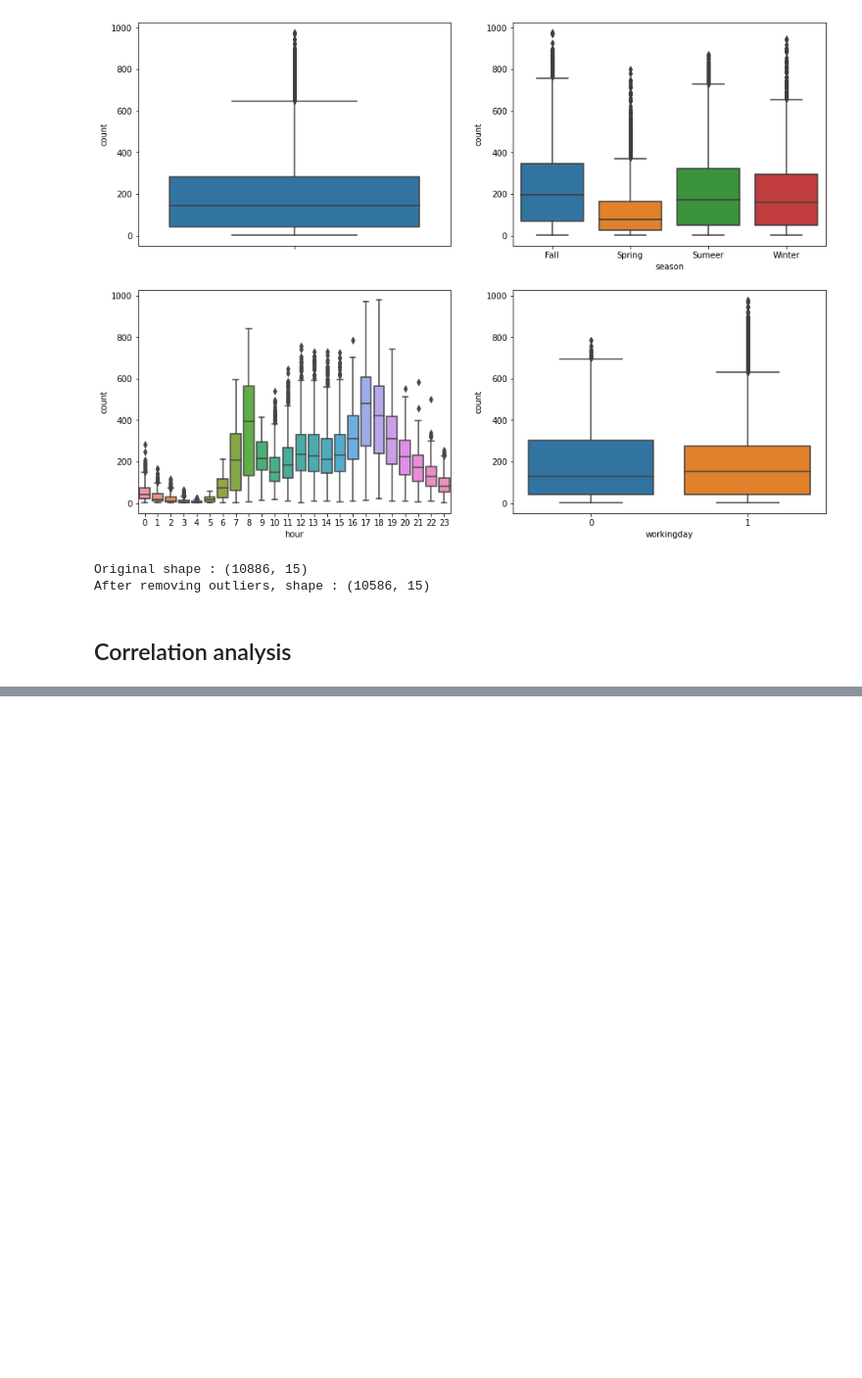
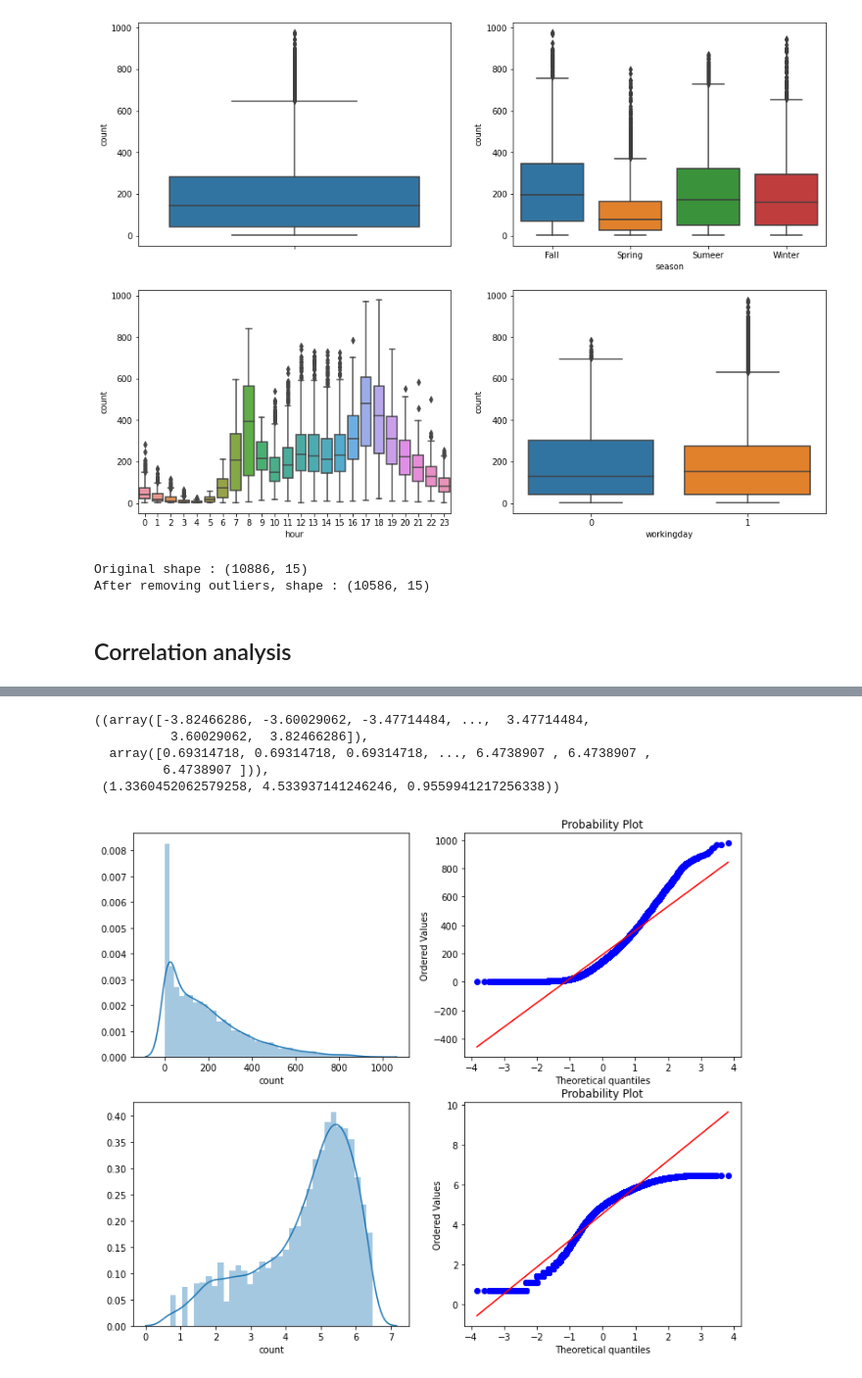
Before and after one commit to young-hun-jo/KaggleStruggle, a Jupyter notebook: bike_demand/bike_transcription.ipynb, the cells around one changed output, grey strips where cells are left out. Shown at 98% size. Drawn from its saved outputs; the diff is of its cells as text; code cells hidden in the pictures; blank space fills up the shorter version.

```diff
--- a/bike_demand/bike_transcription.ipynb
+++ b/bike_demand/bike_transcription.ipynb
@@ -179,0 +209,24 @@ After removing outliers, shape : (10586, 15)
+# %%
+# 머신러닝 알고리즘은 주로 feature뿐만 아니라 종속변수들의 정규분포를 가정한다.
+# 따라서 log변환을 해주어서 정규분포화 시키기
+fig, axes = plt.subplots(ncols=2, nrows=2)
+fig.set_size_inches(12, 10)
+
+# count에 대한 분포보기
+sns.distplot(dailyData['count'], ax=axes[0][0])
+# QQplot 그리기
+stats.probplot(dailyData['count'], dist='norm',
+              fit=True, plot=axes[0][1])
+# 이상치를 제거한 count에 log 취한 후 분포그리기
+sns.distplot(np.log1p(dailyDataWithoutOutliers['count']),
+            ax=axes[1][0])
+# 이상치를 제거한 count에 log를 취한 후 QQ-plot 그리기
+stats.probplot(np.log1p(dailyDataWithoutOutliers['count']),
+              dist='norm', fit=True, plot=axes[1][1])
+# %% [output]
+((array([-3.82466286, -3.60029062, -3.47714484, ...,  3.47714484,
+          3.60029062,  3.82466286]),
+  array([0.69314718, 0.69314718, 0.69314718, ..., 6.4738907 , 6.4738907 ,
+         6.4738907 ])),
+ (1.3360452062579258, 4.533937141246246, 0.9559941217256338))
+[figure, added]
```
Also changed, not shown: parts of 4 cells of this notebook.
